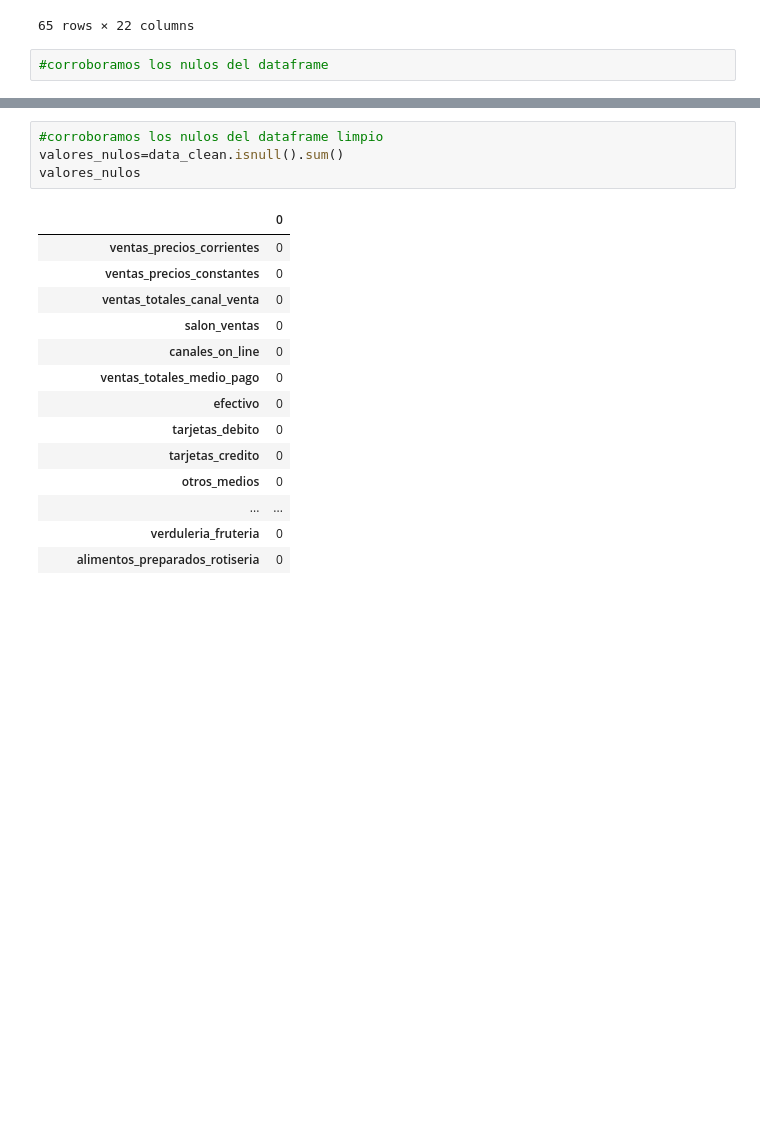
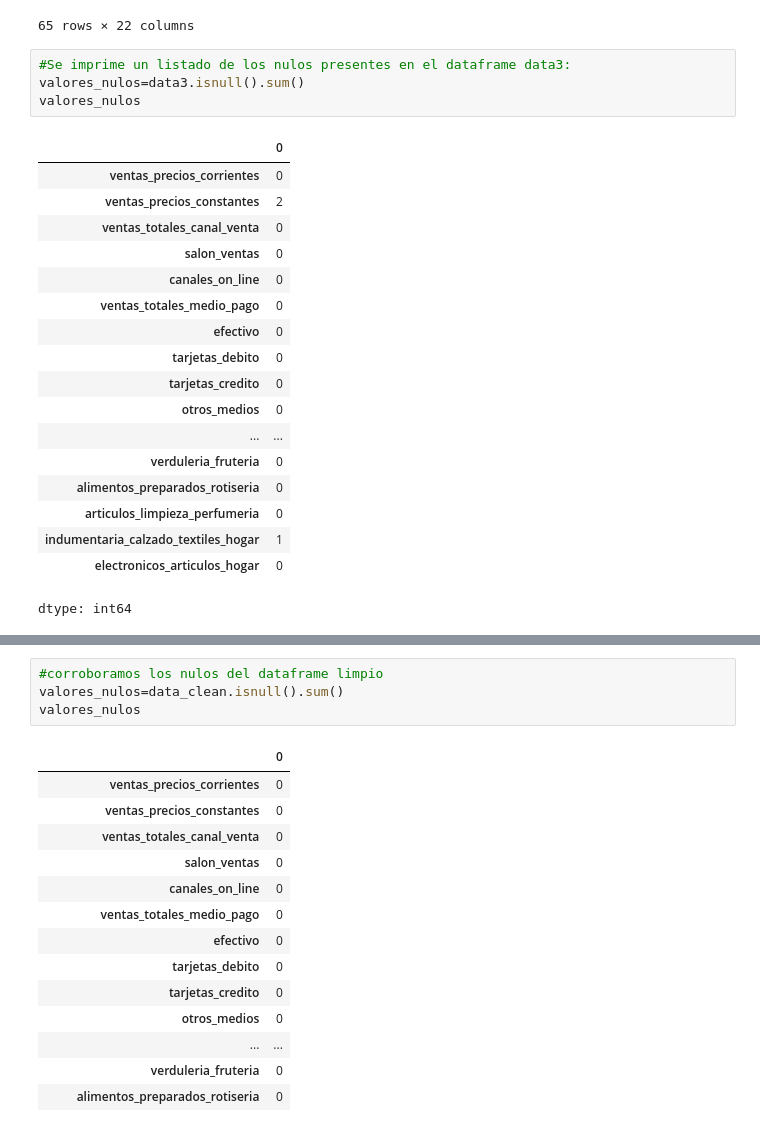
Before and after one commit to juanFFlorezM/Extraccion_de_datos, a Jupyter notebook: valores_atipicos.ipynb, the cells around one changed output, grey strips where cells are left out. Saved outputs shown, nothing was run; the diff lists cells and outputs as text; blank space fills up the shorter version.

```diff
--- a/valores_atipicos.ipynb
+++ b/valores_atipicos.ipynb
@@ -176,6 +196,27 @@ data3
 | 63 | 177148.1 | 24140.5 | 1.771481e+08 | 1.730038e+08 | 4.144284e+06 | ... |
 | 64 | 179639.2 | 23234.2 | 1.796392e+08 | 1.753585e+08 | 4.280751e+06 | ... |
 65 rows × 22 columns
-# %%
-#corroboramos los nulos del dataframe
+# %%
+#Se imprime un listado de los nulos presentes en el dataframe data3:
+valores_nulos=data3.isnull().sum()
+valores_nulos
+# %% [output]
+|  | 0 |
+| ventas_precios_corrientes | 0 |
+| ventas_precios_constantes | 2 |
+| ventas_totales_canal_venta | 0 |
+| salon_ventas | 0 |
+| canales_on_line | 0 |
+| ventas_totales_medio_pago | 0 |
+| efectivo | 0 |
+| tarjetas_debito | 0 |
+| tarjetas_credito | 0 |
+| otros_medios | 0 |
+| ... | ... |
+| verduleria_fruteria | 0 |
+| alimentos_preparados_rotiseria | 0 |
+| articulos_limpieza_perfumeria | 0 |
+| indumentaria_calzado_textiles_hogar | 1 |
+| electronicos_articulos_hogar | 0 |
+dtype: int64
 # %%
```
Also changed, not shown: parts of 10 cells of this notebook.
